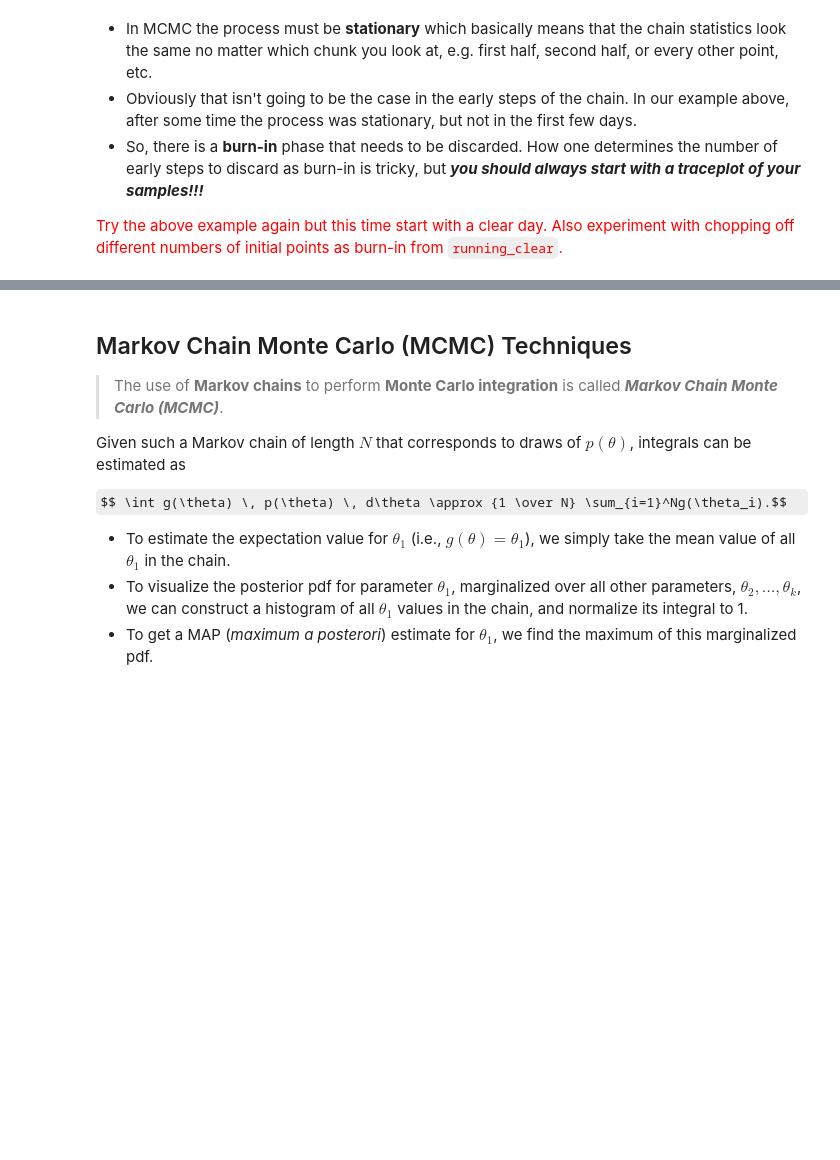
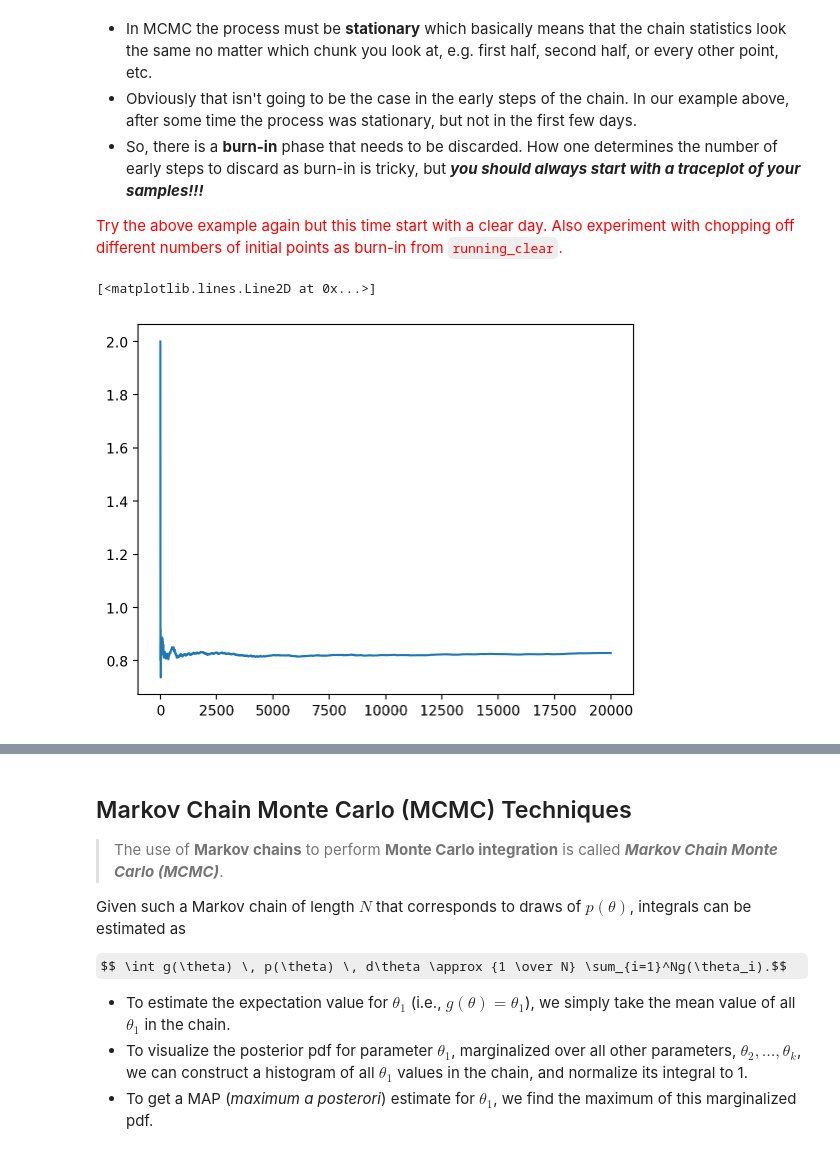
Before and after one commit to VanderbiltAstronomy/astr_8070_s24, a Jupyter notebook: coursework/student_folders/levi_schult/lectures/Lecture_10_levischult.ipynb, the cells around one changed output, grey strips where cells are left out. Saved outputs shown, nothing was run; the diff lists cells and outputs as text; code cells hidden in the pictures; some formulas as TeX source; blank space fills up the shorter version.

```diff
--- a/coursework/student_folders/levi_schult/lectures/Lecture_10_levischult.ipynb
+++ b/coursework/student_folders/levi_schult/lectures/Lecture_10_levischult.ipynb
@@ -210,3 +279,25 @@ plt.hist(running_clear, bins=30, density=True, alpha=0.3);
 - So, there is a **burn-in** phase that needs to be discarded. How one determines the number of early steps to discard as burn-in is tricky, but ***you should always start with a traceplot of your samples!!!***
 
 <font color='red'>Try the above example again but this time start with a clear day. Also experiment with chopping off different numbers of initial points as burn-in from `running_clear`.</font>
+# %%
+# Let's start off on a cloudy day
+# Cloud = 0
+# Clear = 1
+weather = [1]
+
+for ii in range(1,20000):
+    # implementing forecasts based on above probabilities
+    if weather[ii-1] == 1:
+        weather.append(np.random.choice(np.array([0, 1]),
+                                        p=np.array([0.1, 0.9])))
+    elif weather[ii-1] == 0:
+        weather.append(np.random.choice(np.array([0, 1]),
+                                        p=np.array([0.5, 0.5])))
+weather = np.array(weather)
+
+running_clear = np.cumsum(weather)[1:]/np.arange(weather.shape[0])[1:]
+# plot the running average
+plt.plot(running_clear)
+# %% [output]
+[<matplotlib.lines.Line2D at 0x...>]
+[figure, added]
```
Also changed, not shown: parts of 17 cells of this notebook.
